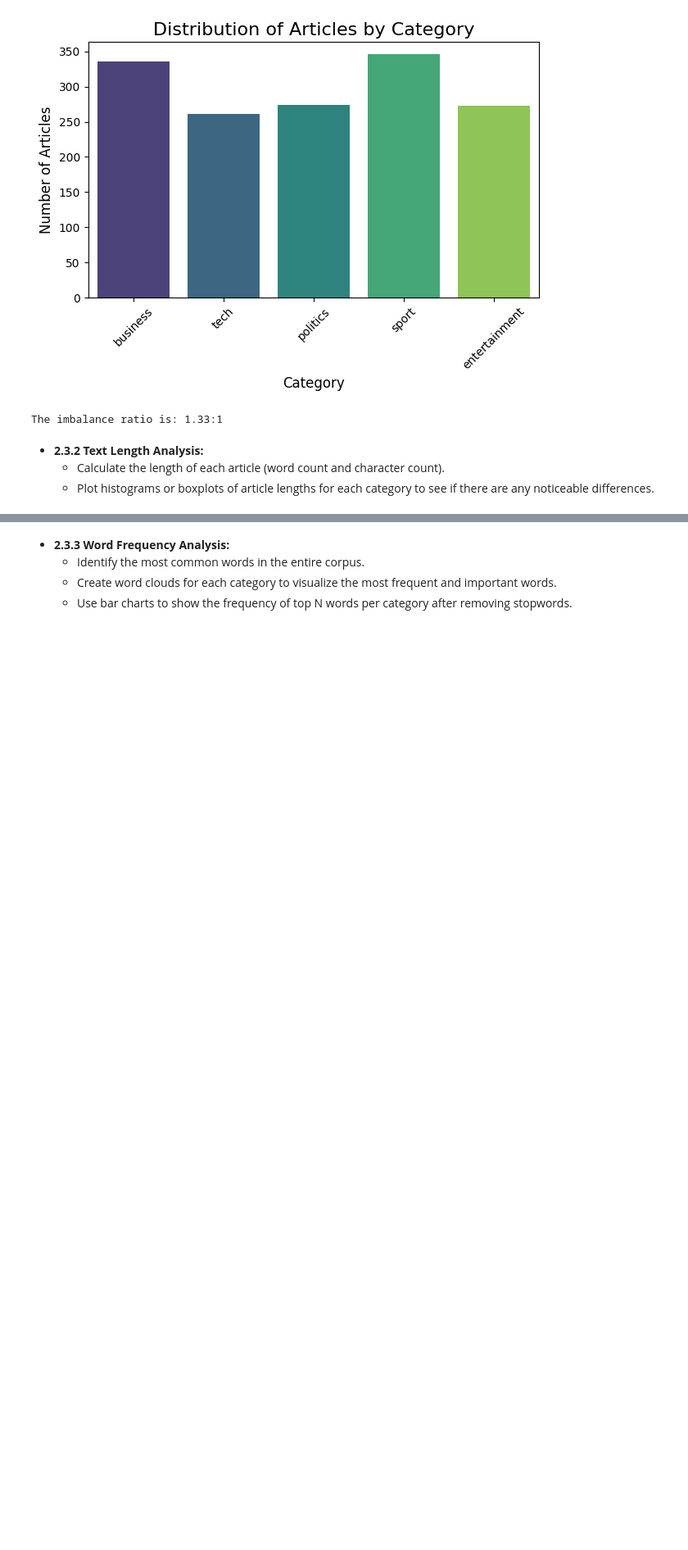
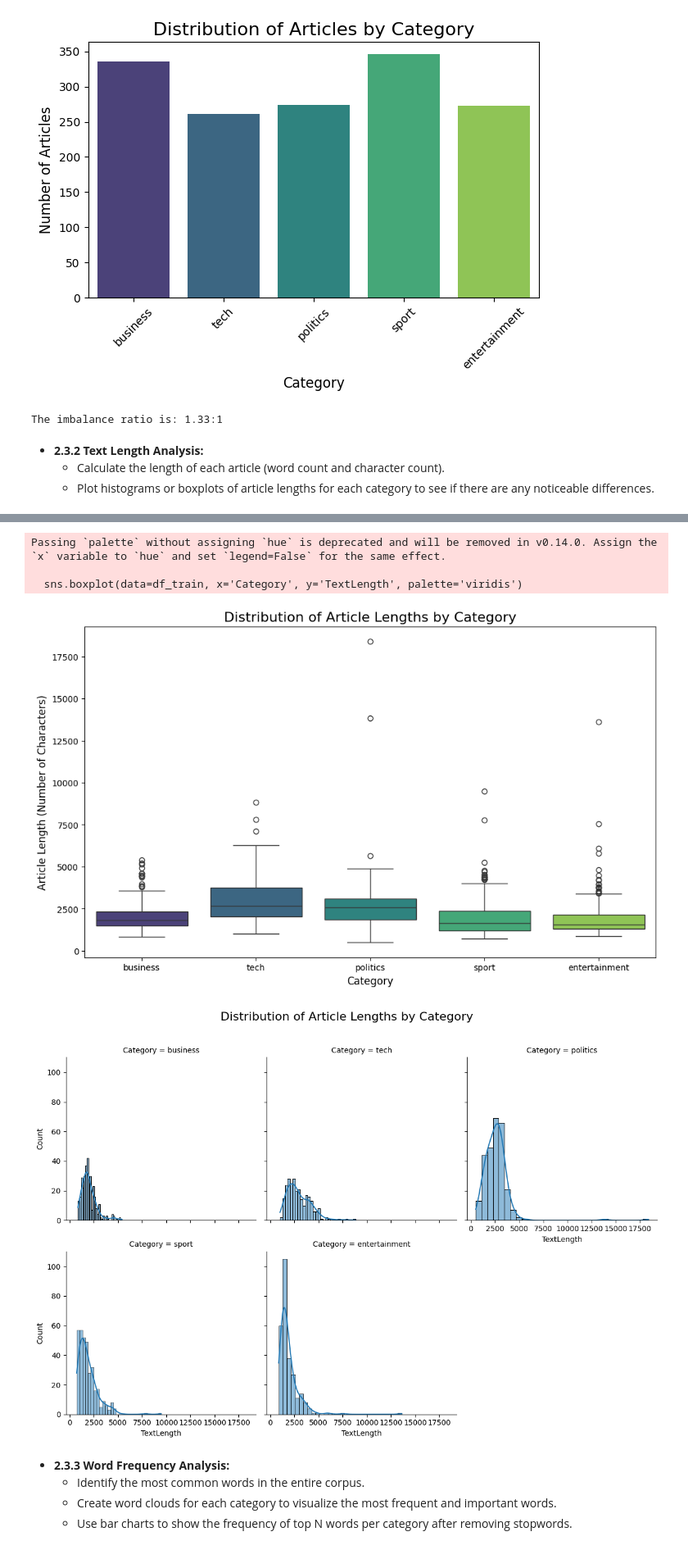
Before and after one commit to RockDeng110/BBC-News-Classification, a Jupyter notebook: bbc_news_classification.ipynb, the cells around one changed output, grey strips where cells are left out. Shown at 82% size. Drawn from its saved outputs; the diff is of its cells as text; code cells hidden in the pictures; blank space fills up the shorter version.

Commit message:
complete data visualization

```diff
--- a/bbc_news_classification.ipynb
+++ b/bbc_news_classification.ipynb
@@ -171,3 +171,52 @@ The imbalance ratio is: 1.33:1
   * **2.3.2 Text Length Analysis:**
     * Calculate the length of each article (word count and character count).
     * Plot histograms or boxplots of article lengths for each category to see if there are any noticeable differences.
+# %%
+"""
+===== Summary of  df_train:
+[DataFrame head]:
+   ArticleId                                               Text  Category
+0       1833  worldcom ex-boss launches defence lawyers defe...  business
+1        154  german business confidence slides german busin...  business
+2       1101  bbc poll indicates economic gloom citizens in ...  business
+3       1976  lifestyle  governs mobile choice  faster  bett...      tech
+4        917  enron bosses in $168m payout eighteen former e...  business
+"""
+
+# dataset is like above. I need to calculate length of article first,
+# then group them in the five categories, which are business, entertainment, politics, sport and tech,
+# Plot histograms or boxplots for each one of them.
+
+df_train['TextLength'] = df_train['Text'].str.len()
+print(df_train.head())
+
+# Set the figure size for better readability
+plt.figure(figsize=(12, 7))
+
+# Create a boxplot to compare article lengths across categories
+sns.boxplot(data=df_train, x='Category', y='TextLength', palette='viridis')
+
+# Add a title and labels for clarity
+plt.title('Distribution of Article Lengths by Category', fontsize=16)
+plt.xlabel('Category', fontsize=12)
+plt.ylabel('Article Length (Number of Characters)', fontsize=12)
+
+# Show the plot
+plt.show()
+
+
+# Create a FacetGrid to plot a histogram for each category
+g = sns.FacetGrid(df_train, col='Category', col_wrap=3, height=4)
+
+# Map a histogram to each subplot in the grid
+g.map(sns.histplot, 'TextLength', bins=30, kde=True)
+
+# Add a title for the entire plot
+g.fig.suptitle('Distribution of Article Lengths by Category', y=1.02, fontsize=16)
+
+# Adjust layout
+plt.tight_layout()
+
+# Show the plot
+plt.show()
+# %% [output]
@@ -174,3 +236,8 @@ The imbalance ratio is: 1.33:1
+Passing `palette` without assigning `hue` is deprecated and will be removed in v0.14.0. Assign the `x` variable to `hue` and set `legend=False` for the same effect.
+
+  sns.boxplot(data=df_train, x='Category', y='TextLength', palette='viridis')
+[figure, added]
+[figure, added]
 # %% [markdown]
   * **2.3.3 Word Frequency Analysis:**
     * Identify the most common words in the entire corpus.
```
Also changed, not shown: parts of 7 cells of this notebook.
